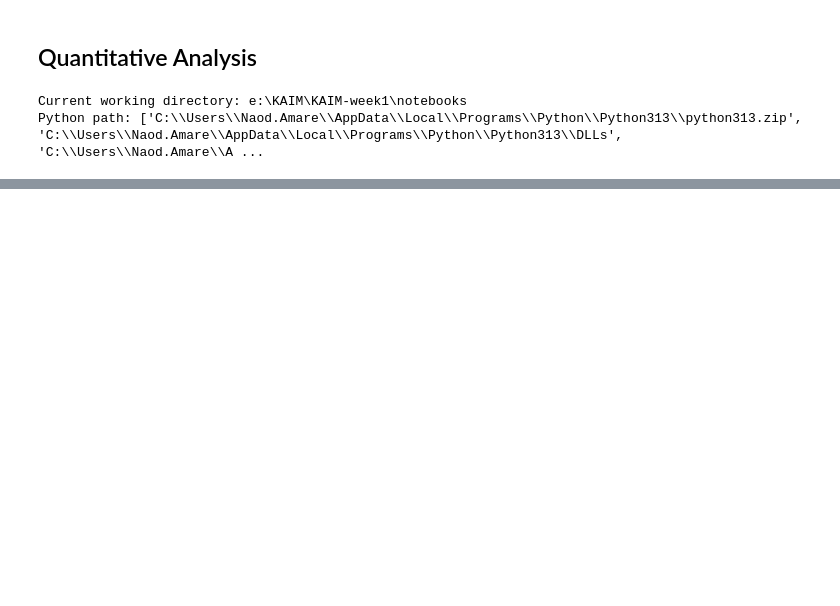
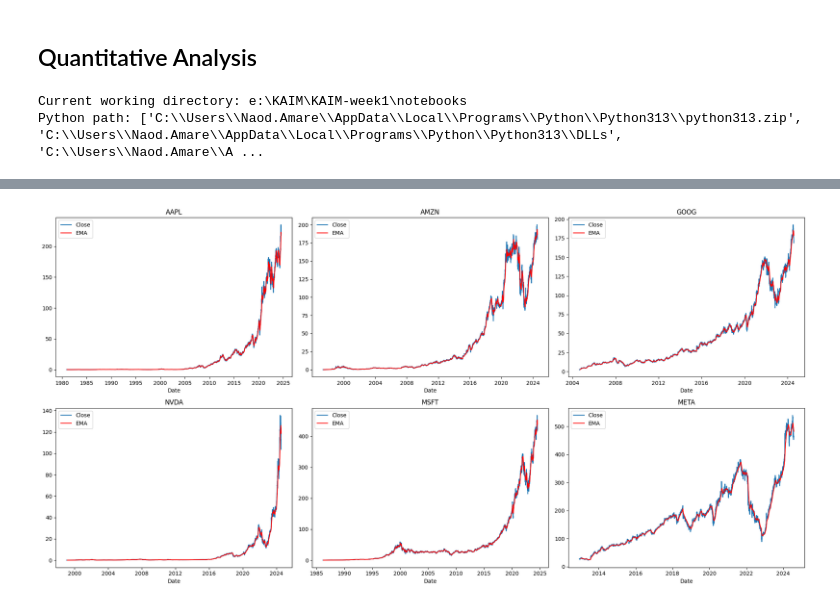
Before and after one commit to Naod-Mergiya/KAIM-week1, a Jupyter notebook: notebooks/Quantitative_analysis.ipynb, the cells around one changed output, grey strips where cells are left out. Saved outputs shown, nothing was run; the diff lists cells and outputs as text; code cells hidden in the pictures; blank space fills up the shorter version.

```diff
--- a/notebooks/Quantitative_analysis.ipynb
+++ b/notebooks/Quantitative_analysis.ipynb
@@ -34,0 +254,4 @@ Python path: ['C:\\Users\\Naod.Amare\\AppData\\Local\\Programs\\Python\\Python31
+# %%
+plot_technical_vs_close(df_aapl, df_amzn, df_goog, df_meta, df_msft, df_nvda,'EMA')
+# %% [output]
+[figure, added]
```
Also changed, not shown: parts of 35 cells of this notebook, 1 other file.
